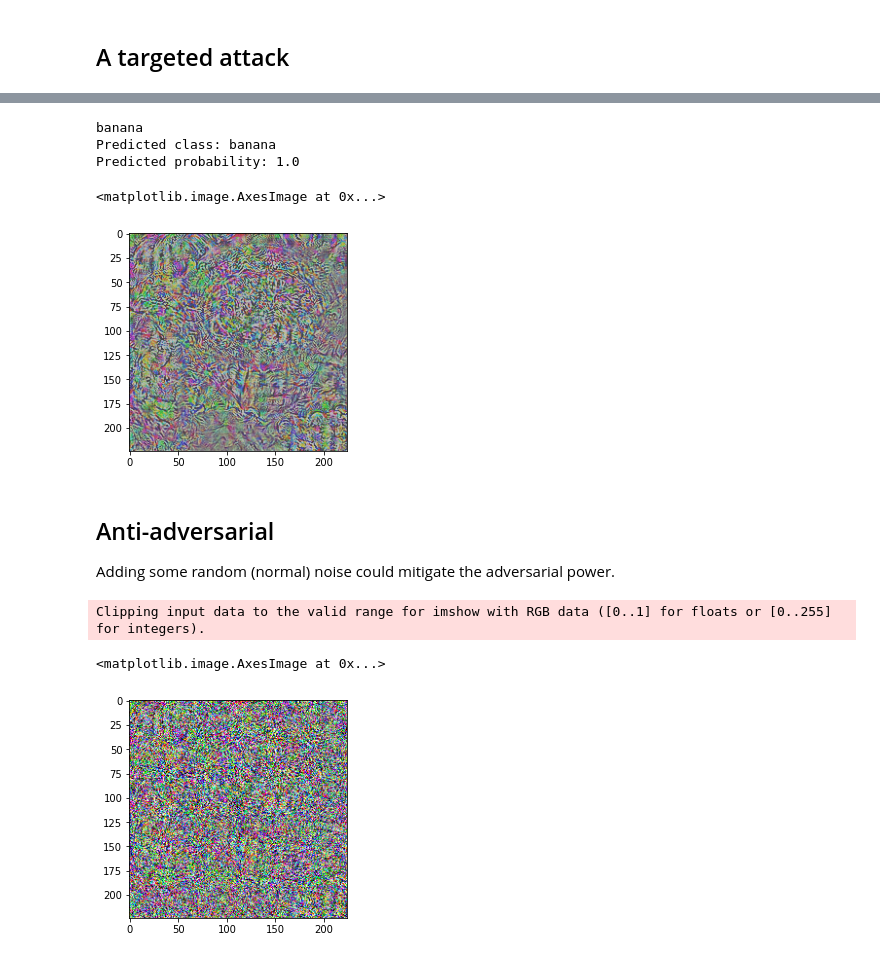
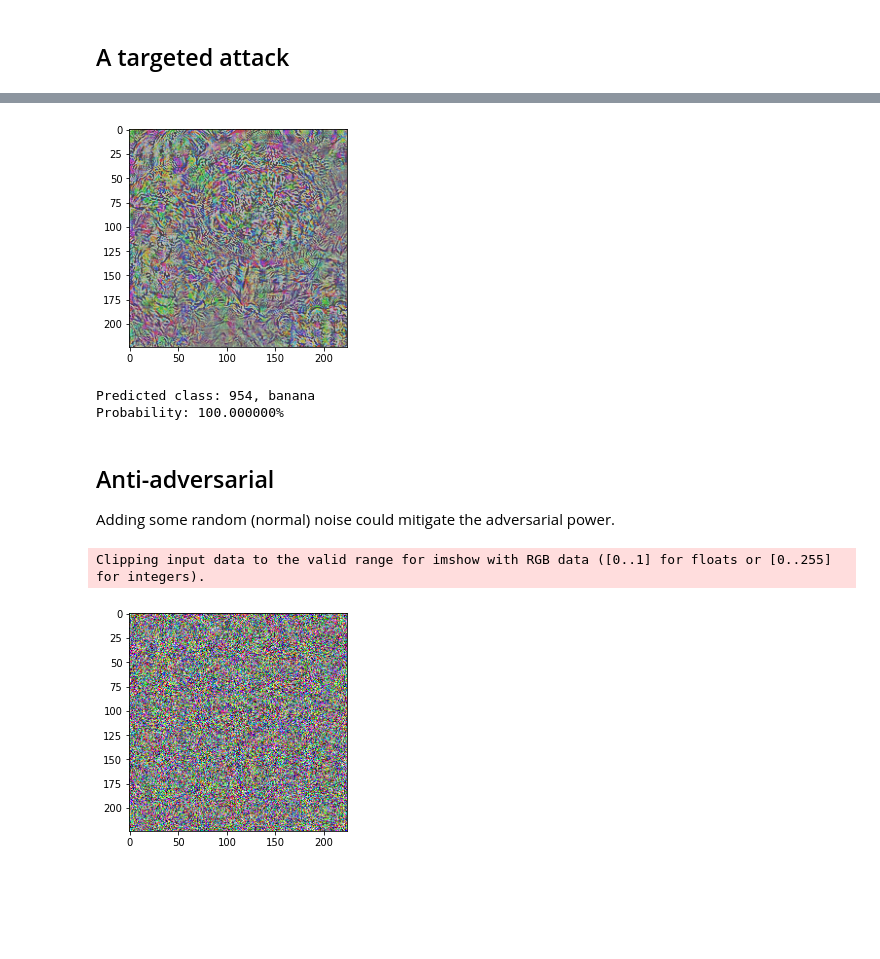
Before and after one commit to Theys96/adversarial-nn, a Jupyter notebook: code/basic_iterative/basic_iterative.ipynb, the cells around one changed output, grey strips where cells are left out. Drawn from its saved outputs; the diff is of its cells as text; code cells hidden in the pictures; blank space fills up the shorter version.

```diff
--- a/code/basic_iterative/basic_iterative.ipynb
+++ b/code/basic_iterative/basic_iterative.ipynb
@@ -7,10 +10,21 @@ import matplotlib.pyplot as plt
+# %%
+# Note: some of this code was gratefully based on from https://adversarial-ml-tutorial.org/introduction/
+
+
+preprocess_resnet50 = transforms.Compose([
+   transforms.Resize(224),
+   transforms.ToTensor(),
+])
+
+class Normalize(nn.Module):
+    def __init__(self, mean, std):
+        super(Normalize, self).__init__()
+        self.mean = torch.Tensor(mean)
+        self.std = torch.Tensor(std)
+    def forward(self, x):
+        return (x - self.mean.type_as(x)[None,:,None,None]) / self.std.type_as(x)[None,:,None,None]
+normalize_resnet50 = Normalize(mean=[0.485, 0.456, 0.406], std=[0.229, 0.224, 0.225])
 # %%
-
-# read the image
-espresso_img = Image.open("../../data/pictures/kopje.jpg")
-preprocess = transforms.Compose([
-   transforms.Resize(224),
-   transforms.ToTensor(),
-])
-espresso_tensor = preprocess(espresso_img)[None,:,:,:]
+# Load the picture as a tensor, preprocess
+espresso_tensor = preprocess_resnet50(Image.open("../../data/pictures/kopje.jpg"))[None,:,:,:]
 # %%
@@ -132,36 +127,29 @@ plt.imshow(espresso_targeted_adv[0].detach().numpy().transpose(1,2,0))
 [figure]
-# %%
-# Prediction
-pred = model(norm(espresso_targeted_adv))
-max_class = pred.max(dim=1)[1].item()
-print(imagenet_classes[max_class])
-print("Predicted class:", imagenet_classes[max_class])
-print("Predicted probability:", nn.Softmax(dim=1)(pred)[0,max_class].item())
-# %% [output]
-banana
-Predicted class: banana
-Predicted probability: 1.0
 # %%
-
-# plot delta (note that numpy using HWC whereas Pytorch user CHW, so we need to convert)
-plt.imshow((20*delta+0.5)[0].detach().numpy().transpose(1,2,0))
+# Show the adversary change (amplified by a factor 20)
+plt.imshow((20*delta+0.5)[0].detach().numpy().transpose(1,2,0));
 # %% [output]
-<matplotlib.image.AxesImage at 0x...>
 [figure]
+# %%
+# Prediction
+pred_adv = model(normalize_resnet50(espresso_targeted_adv))
+print("Predicted class: %d, %s" % (pred_adv.max(dim=1)[1].item(), imagenet_classes[pred_adv.max(dim=1)[1].item()]))
+print("Probability: %f%%" % (nn.Softmax(dim=1)(pred_adv)[0,pred_adv.max(dim=1)[1].item()].item() * 100) )
+# %% [output]
+Predicted class: 954, banana
+Probability: 100.000000%
 # %% [markdown]
 ## Anti-adversarial
 
 Adding some random (normal) noise could mitigate the adversarial power.
 # %%
-#Generate a bit of noise
+# Generate a bit of noise
 import numpy as np
-noise = torch.from_numpy(np.random.normal(0, 1.5e-2, espresso_tensor.shape)).float()
+noise = torch.from_numpy(np.random.normal(0, 3e-2, espresso_tensor.shape)).float()
 # %%
-
-# plot noise
-plt.imshow((20*(delta + noise)+0.5)[0].detach().numpy().transpose(1,2,0))
+# Show noise
+plt.imshow((10*(delta + noise)+0.5)[0].detach().numpy().transpose(1,2,0));
 # %% [output]
 Clipping input data to the valid range for imshow with RGB data ([0..1] for floats or [0..255] for integers).
-<matplotlib.image.AxesImage at 0x...>
-[figure, old version]
+[figure, new version]
 # %%
```
Also changed, not shown: parts of 21 cells of this notebook.
